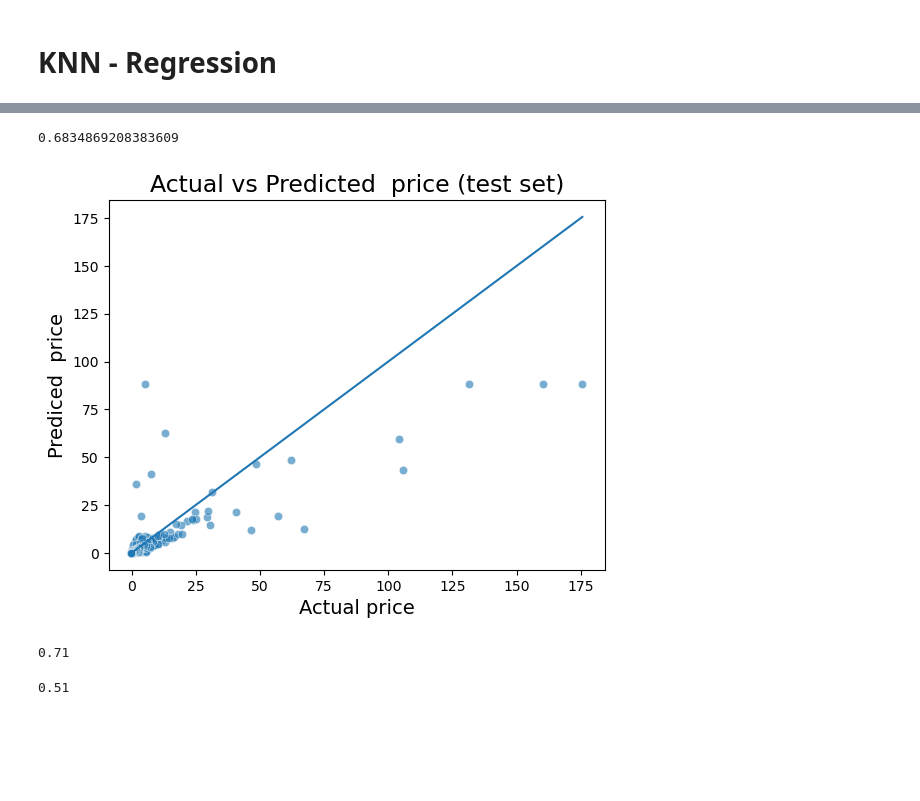
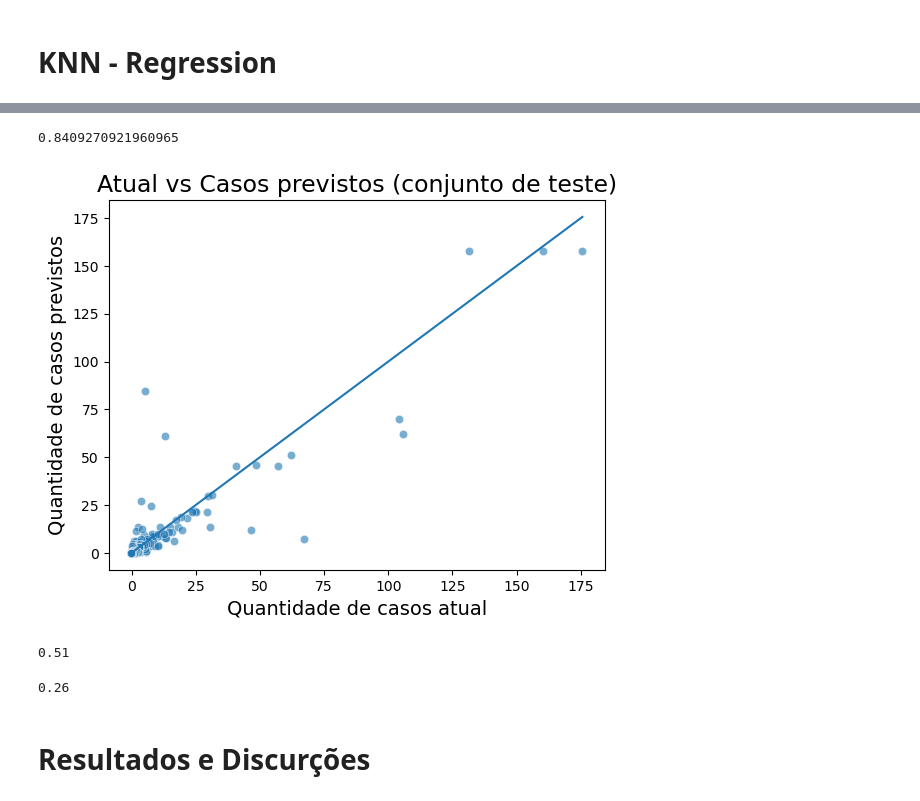
Before and after one commit to Aleomar15/TCC_Project, a Jupyter notebook: Data_Mining.ipynb, the cells around one changed output, grey strips where cells are left out. Saved outputs shown, nothing was run; the diff lists cells and outputs as text; code cells hidden in the pictures; blank space fills up the shorter version.

```diff
--- a/Data_Mining.ipynb
+++ b/Data_Mining.ipynb
@@ -239,7 +240,7 @@ X_train, X_test, y_train, y_test = train_test_split(X, y, test_size=0.3, random_
 from sklearn.svm import SVR
 # %%
 # Ajustando o SVR ao conjunto de treinamento
-SVM_regression = SVR(kernel = 'rbf')
+SVM_regression = SVR(kernel = 'sigmoid')
 SVM_regression.fit(X_train, y_train)
 # %% [output]
 SVR()
@@ -323,6 +324,6 @@ from sklearn.neighbors import KNeighborsRegressor
 # %%
 # Ajustando a regressão de KNN ao conjunto de treinamento
 
-KNN_regression = KNeighborsRegressor(n_neighbors=5)
+KNN_regression = KNeighborsRegressor(n_neighbors=2)
 KNN_regression.fit(X_train, y_train)
 # %% [output]
@@ -332,24 +333,26 @@ y_hat = KNN_regression.predict(X_test)
 # %%
 KNN_regression.score(X_test, y_test)
 # %% [output]
-0.6834869208383609
+0.8409270921960965
 # %%
 sn.scatterplot(x=y_test, y=y_hat, alpha=0.6)
 sn.lineplot(y_test, y_test)
 
-plt.xlabel('Actual price', fontsize=14)
-plt.ylabel('Prediced  price', fontsize=14)
-plt.title('Actual vs Predicted  price (test set)', fontsize=17)
+plt.xlabel('Quantidade de casos atual', fontsize=14)
+plt.ylabel('Quantidade de casos previstos', fontsize=14)
+plt.title('Atual vs Casos previstos (conjunto de teste)', fontsize=17)
 plt.show()
 # %% [output]
-[figure, old version]
+[figure, new version]
 # %%
-MSE_test = round(np.mean(np.square(y_test - y_hat)),2)
-RMSE_test = round(np.sqrt(MSE_test),2)
-RMSE_test
+MSE_KNN_test = round(np.mean(np.square(y_test - y_hat)),2)
+RMSE_KNN_test = round(np.sqrt(MSE_KNN_test),2)
+RMSE_KNN_test
 # %% [output]
-0.71
+0.51
 # %%
-MSE_test
+MSE_KNN_test
 # %% [output]
-0.51
+0.26
+# %% [markdown]
+# Resultados e Discurções
```
Also changed, not shown: parts of 12 cells of this notebook.
